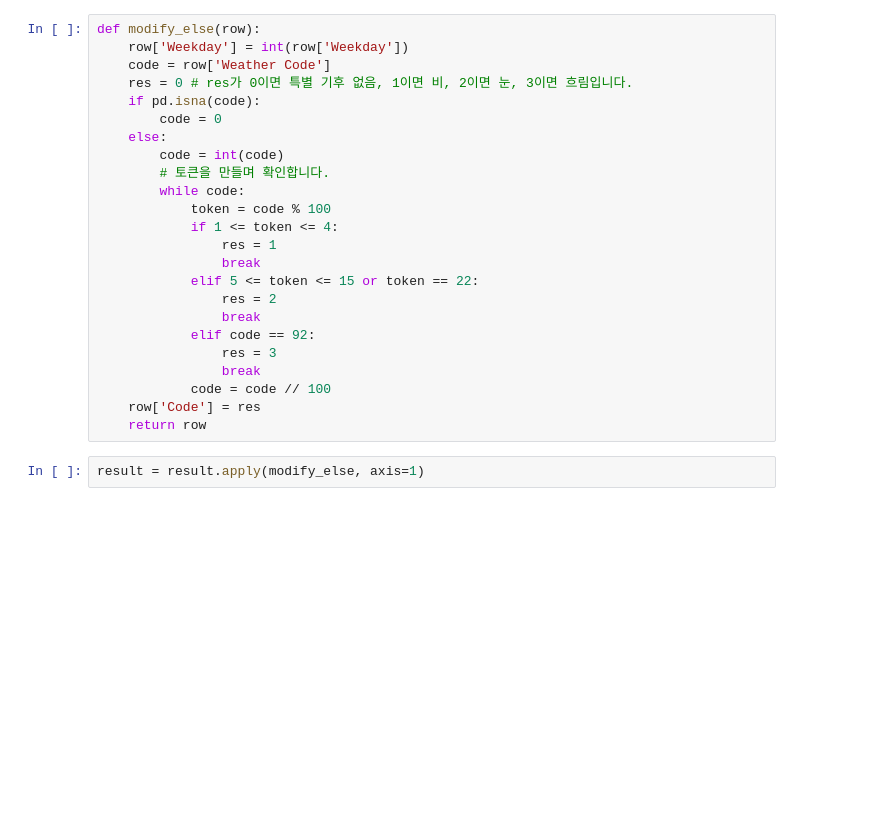
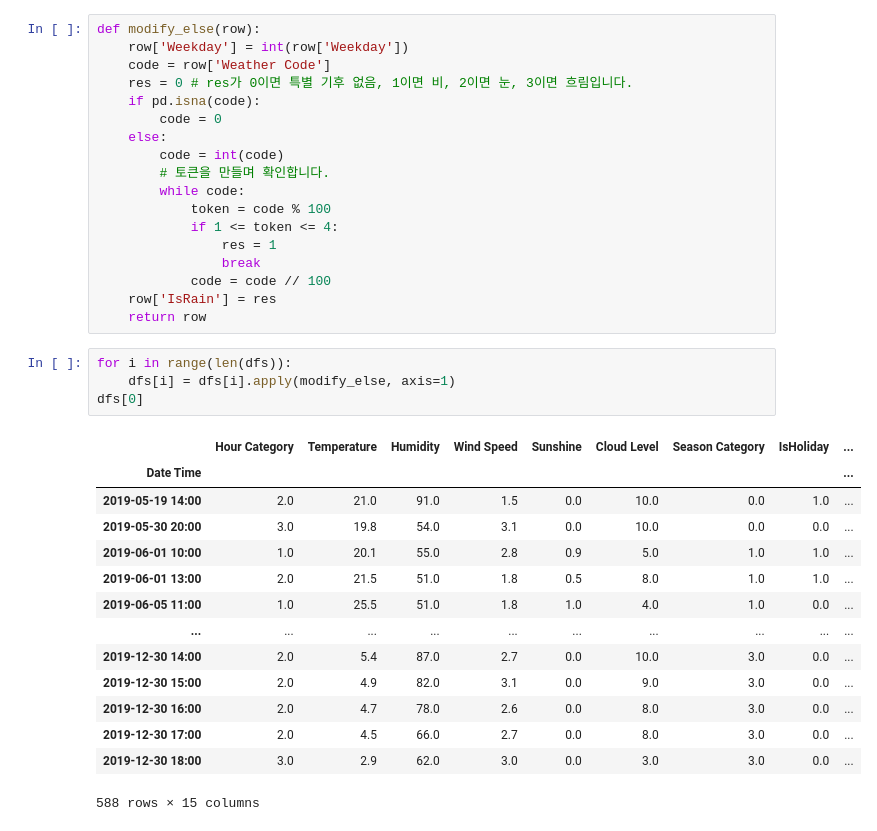
Before and after one commit to highlaw00/MyANNModel, a Jupyter notebook: Temp_and_Deli_Process.ipynb, the cells around one changed output. Drawn from its saved outputs; the diff is of its cells as text; blank space fills up the shorter version.

```diff
--- a/Temp_and_Deli_Process.ipynb
+++ b/Temp_and_Deli_Process.ipynb
@@ -115,15 +180,26 @@ def modify_else(row):
             if 1 <= token <= 4:
                 res = 1
                 break
-            elif 5 <= token <= 15 or token == 22:
-                res = 2
-                break
-            elif code == 92:
-                res = 3
-                break
             code = code // 100
-    row['Code'] = res
+    row['IsRain'] = res
     return row
 # %%
-result = result.apply(modify_else, axis=1)
+for i in range(len(dfs)):
+    dfs[i] = dfs[i].apply(modify_else, axis=1)
+dfs[0]
+# %% [output]
+|  | Hour Category | Temperature | Humidity | Wind Speed | Sunshine | Cloud Level | Season Category | IsHoliday | ... |
+| Date Time |  |  |  |  |  |  |  |  | ... |
+| 2019-05-19 14:00 | 2.0 | 21.0 | 91.0 | 1.5 | 0.0 | 10.0 | 0.0 | 1.0 | ... |
+| 2019-05-30 20:00 | 3.0 | 19.8 | 54.0 | 3.1 | 0.0 | 10.0 | 0.0 | 0.0 | ... |
+| 2019-06-01 10:00 | 1.0 | 20.1 | 55.0 | 2.8 | 0.9 | 5.0 | 1.0 | 1.0 | ... |
+| 2019-06-01 13:00 | 2.0 | 21.5 | 51.0 | 1.8 | 0.5 | 8.0 | 1.0 | 1.0 | ... |
+| 2019-06-05 11:00 | 1.0 | 25.5 | 51.0 | 1.8 | 1.0 | 4.0 | 1.0 | 0.0 | ... |
+| ... | ... | ... | ... | ... | ... | ... | ... | ... | ... |
+| 2019-12-30 14:00 | 2.0 | 5.4 | 87.0 | 2.7 | 0.0 | 10.0 | 3.0 | 0.0 | ... |
+| 2019-12-30 15:00 | 2.0 | 4.9 | 82.0 | 3.1 | 0.0 | 9.0 | 3.0 | 0.0 | ... |
+| 2019-12-30 16:00 | 2.0 | 4.7 | 78.0 | 2.6 | 0.0 | 8.0 | 3.0 | 0.0 | ... |
+| 2019-12-30 17:00 | 2.0 | 4.5 | 66.0 | 2.7 | 0.0 | 8.0 | 3.0 | 0.0 | ... |
+| 2019-12-30 18:00 | 3.0 | 2.9 | 62.0 | 3.0 | 0.0 | 3.0 | 3.0 | 0.0 | ... |
+588 rows × 15 columns
 # %%
```
Also changed, not shown: parts of 17 cells of this notebook, 21 other files.
